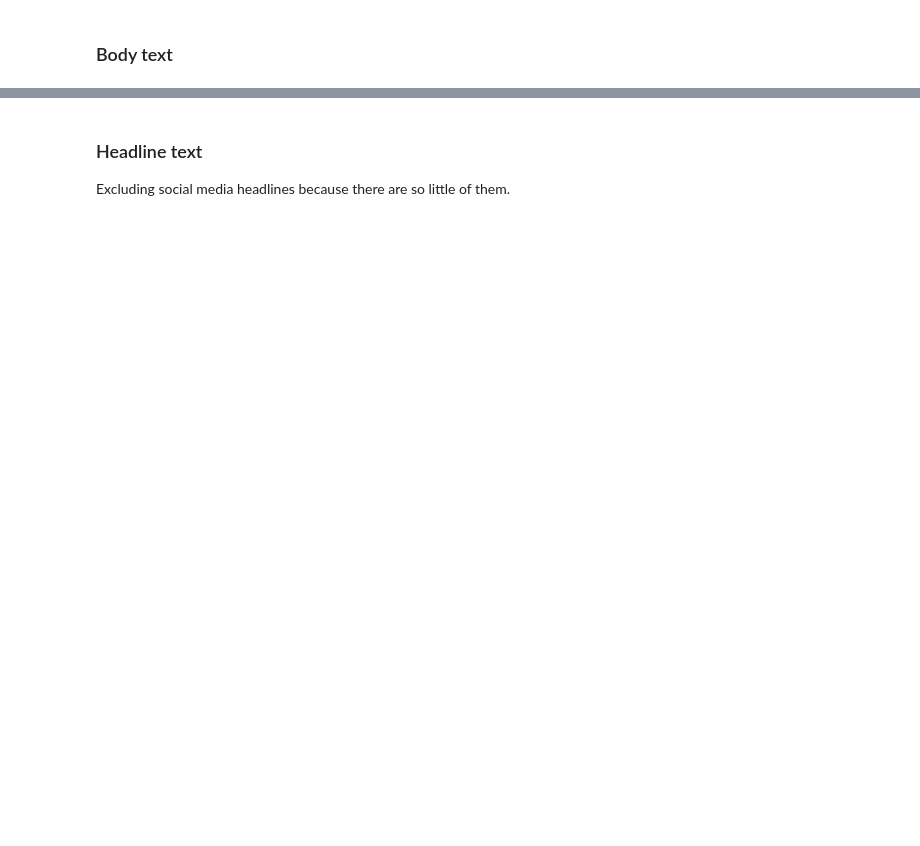
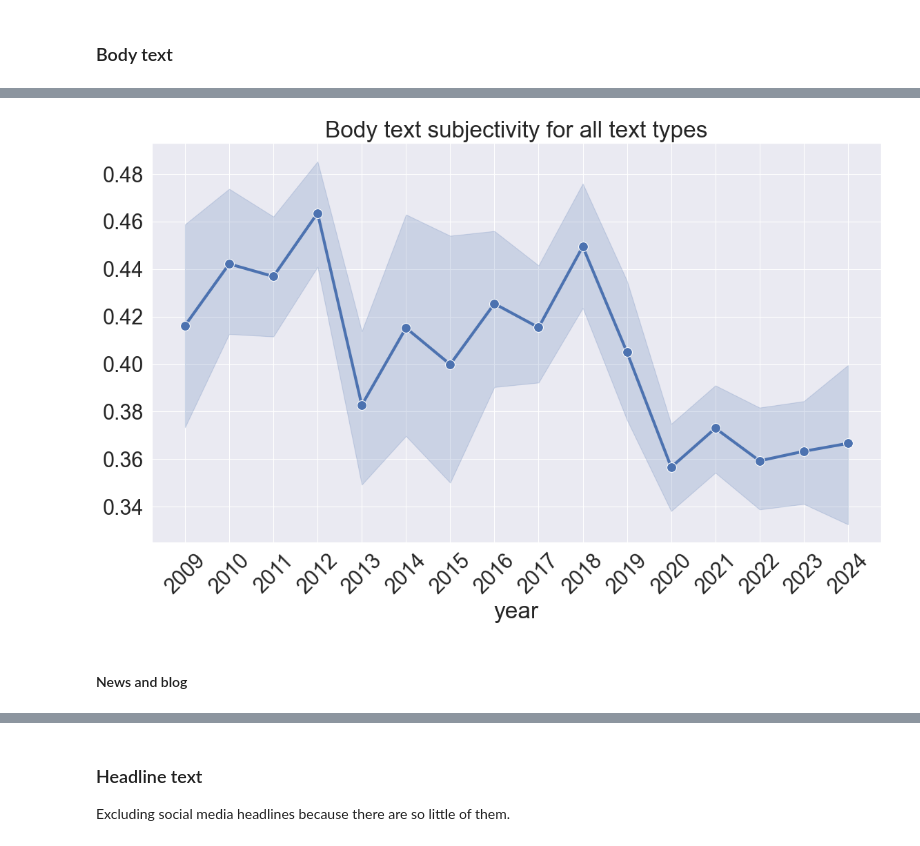
Before and after one commit to sfu-discourse-lab/fake_news_over_time, a Jupyter notebook: sentiment_trendlines.ipynb, the cells around one changed output, grey strips where cells are left out. Drawn from its saved outputs; the diff is of its cells as text; code cells hidden in the pictures; blank space fills up the shorter version.

```diff
--- a/sentiment_trendlines.ipynb
+++ b/sentiment_trendlines.ipynb
@@ -22,2 +52,18 @@ def get_summary_dfs(input_path: str):
+# %%
+def plot_subjectivity(df: pd.DataFrame, title: str, save_path: str):
+    plt.figure(figsize=(12, 8))
+    plt.title(title)
+
+    sns.lineplot(x="year", y="subjectivity", data=df, marker="o", linewidth=3, markersize=10)
+
+    plt.xticks(df["year"].unique(), rotation=45)
+    plt.ylabel("")
+
+    plt.tight_layout()
+
+    plt.draw()
+    plt.savefig(save_path)
+
+    plt.show()
 # %% [markdown]
 ### Body text
@@ -30 +90,11 @@ all_types_subjectivity \
+# %%
+plot_subjectivity(
+    df=all_types_df,
+    title="Body text subjectivity for all text types",
+    save_path="./visualization/sentiment/body_subjectivity_all_types.png"
+)
+# %% [output]
+[figure, added]
+# %% [markdown]
+#### News and blog
 # %%
```
Also changed, not shown: parts of 34 cells of this notebook, 16 other files.
